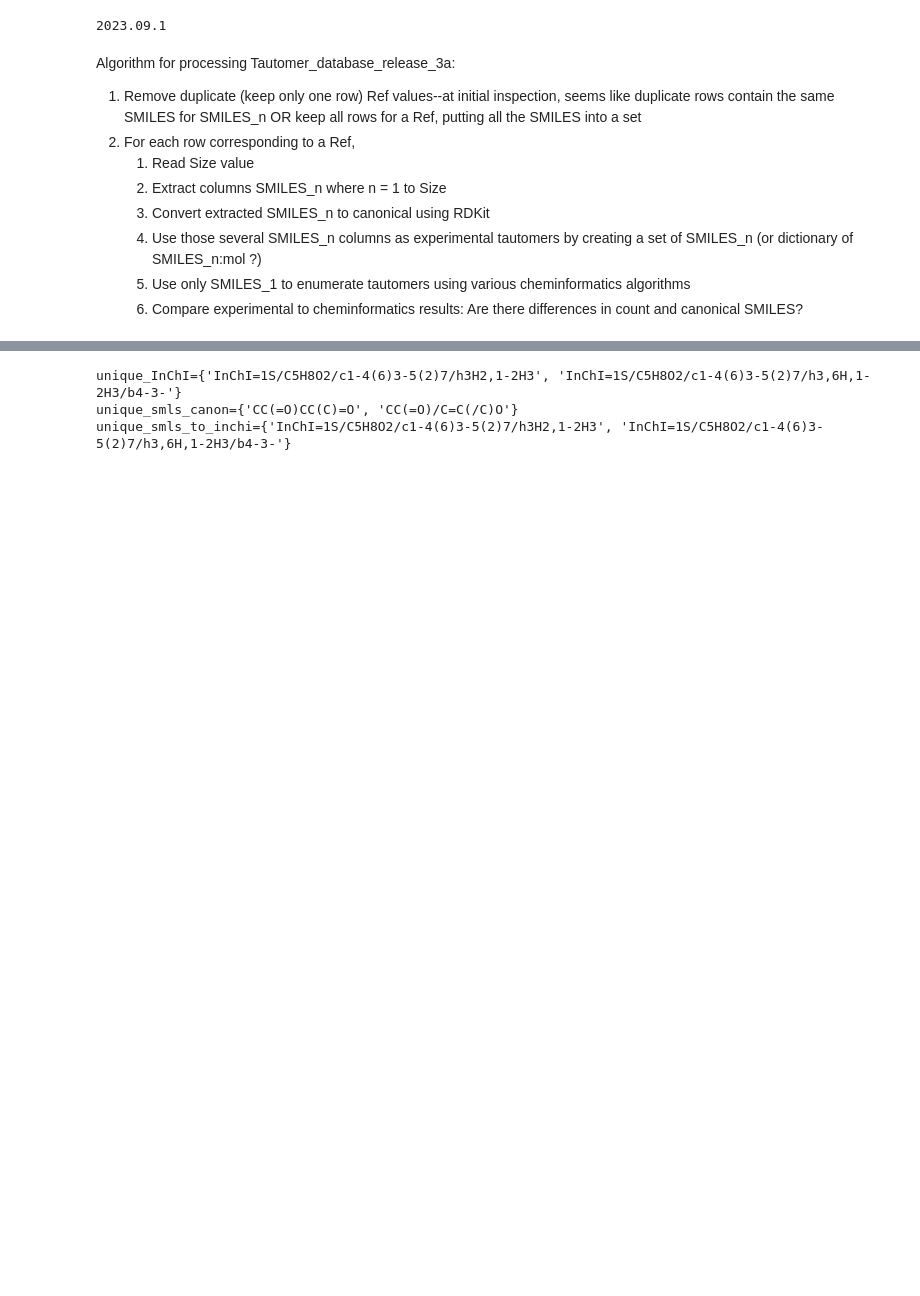
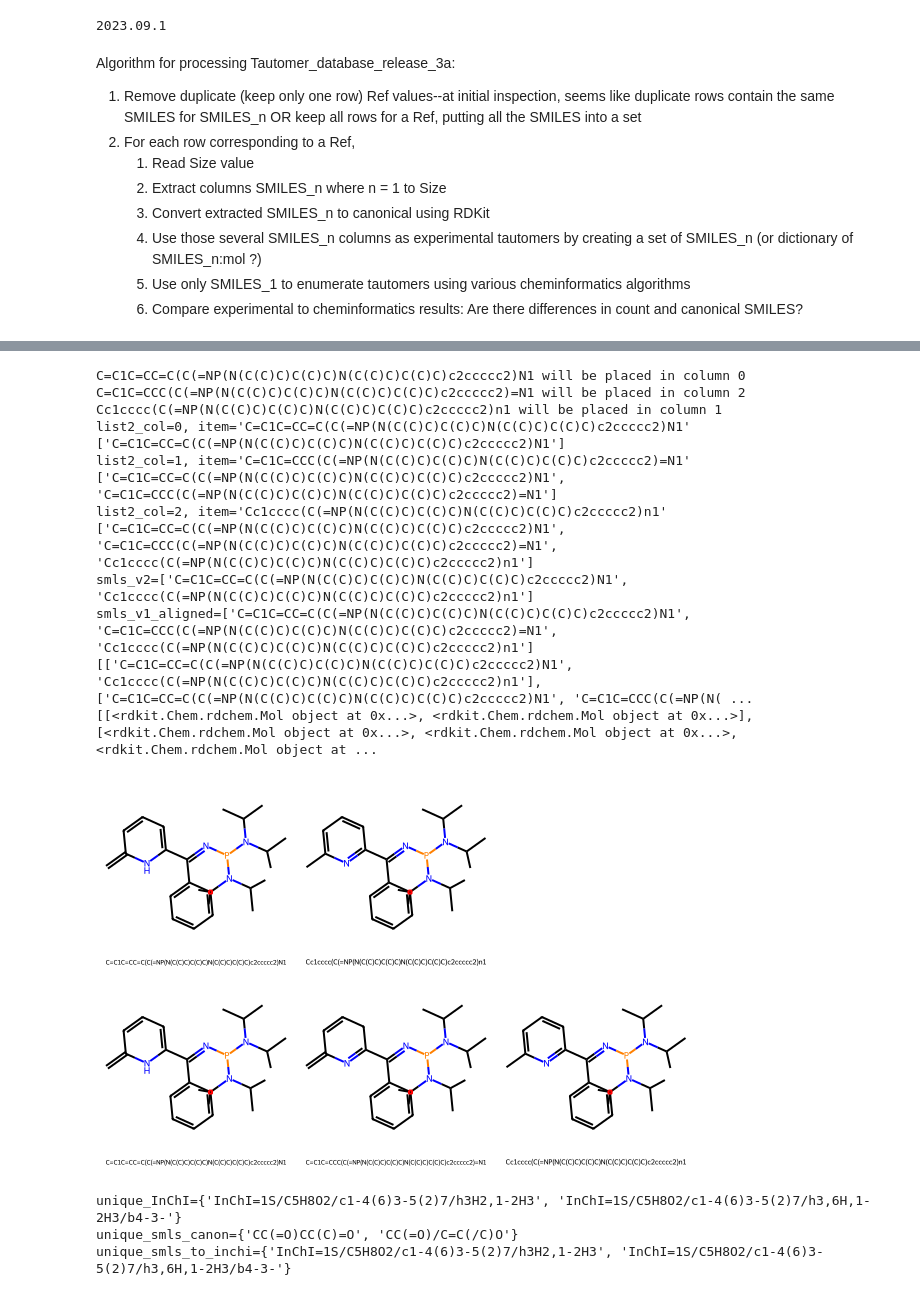
Before and after one commit to bertiewooster/bertiewooster.github.io, a Jupyter notebook: _notebooks/tautomer-algorithm-comparison.ipynb, the cells around one changed output, grey strips where cells are left out. Cells and saved outputs as stored; diff of their text form; code cells hidden in the pictures; blank space fills up the shorter version.

```diff
--- a/_notebooks/tautomer-algorithm-comparison.ipynb
+++ b/_notebooks/tautomer-algorithm-comparison.ipynb
@@ -197,0 +240,10 @@ shape: (3_465, 5)
+# %%
+# Check if sets of tautomers are the same for different algorithms
+df_melted = df_melted.with_columns(
+    [
+        pl.struct(["tautsTautomerEnumerator", "tautsGetV1TautomerEnumerator"]).
+        map_elements(lambda x: sets_are_equal(x["tautsTautomerEnumerator"], x["tautsGetV1TautomerEnumerator"]))
+        .alias("tauts_same"),
+    ]
+)
+df_melted
@@ -197,0 +270,12 @@ shape: (3_465, 5)
+# %%
+df_melted_different = df_melted.filter(pl.col("tauts_same") == False)
+
+df_melted_different = df_melted_different.with_columns(
+    [
+        pl.struct(["n_tautsTautomerEnumerator", "n_tautsGetV1TautomerEnumerator"]).
+        map_elements(lambda x: abs(x["n_tautsTautomerEnumerator"] - x["n_tautsGetV1TautomerEnumerator"]))
+        .alias("n_tauts_diff"),
+    ]
+)
+
+df_melted_different.sort("n_tauts_diff", descending=True)
@@ -197,0 +329,3 @@ shape: (3_465, 5)
+# %%
+df_melted_different_example = df_melted_different.filter(pl.col("Ref") == 1758)
+df_melted_different_example
@@ -198,3 +337,34 @@ shape: (3_465, 5)
+# %%
+smls_v2 = df_melted_different_example.select("tautsTautomerEnumerator").item().to_list()
+smls_v1 = df_melted_different_example.select("tautsGetV1TautomerEnumerator").item().to_list()
+smls_v1_aligned = align_lists(smls_v2, smls_v1)
+tauts_v2 = [Chem.MolFromSmiles(sml) for sml in smls_v2]
+tauts_v1_aligned = [Chem.MolFromSmiles(sml) for sml in smls_v1_aligned]
+
+print(f"{smls_v2=}")
+print(f"{smls_v1_aligned=}")
+
+smls_matrix = [smls_v2, smls_v1_aligned]
+tauts_matrix = [tauts_v2, tauts_v1_aligned]
+
+print(smls_matrix)
+print(tauts_matrix)
+Draw.MolsMatrixToGridImage(tauts_matrix, legendsMatrix=smls_matrix)
+# %% [output]
+C=C1C=CC=C(C(=NP(N(C(C)C)C(C)C)N(C(C)C)C(C)C)c2ccccc2)N1 will be placed in column 0
+C=C1C=CCC(C(=NP(N(C(C)C)C(C)C)N(C(C)C)C(C)C)c2ccccc2)=N1 will be placed in column 2
+Cc1cccc(C(=NP(N(C(C)C)C(C)C)N(C(C)C)C(C)C)c2ccccc2)n1 will be placed in column 1
+list2_col=0, item='C=C1C=CC=C(C(=NP(N(C(C)C)C(C)C)N(C(C)C)C(C)C)c2ccccc2)N1'
+['C=C1C=CC=C(C(=NP(N(C(C)C)C(C)C)N(C(C)C)C(C)C)c2ccccc2)N1']
+list2_col=1, item='C=C1C=CCC(C(=NP(N(C(C)C)C(C)C)N(C(C)C)C(C)C)c2ccccc2)=N1'
+['C=C1C=CC=C(C(=NP(N(C(C)C)C(C)C)N(C(C)C)C(C)C)c2ccccc2)N1', 'C=C1C=CCC(C(=NP(N(C(C)C)C(C)C)N(C(C)C)C(C)C)c2ccccc2)=N1']
+list2_col=2, item='Cc1cccc(C(=NP(N(C(C)C)C(C)C)N(C(C)C)C(C)C)c2ccccc2)n1'
+['C=C1C=CC=C(C(=NP(N(C(C)C)C(C)C)N(C(C)C)C(C)C)c2ccccc2)N1', 'C=C1C=CCC(C(=NP(N(C(C)C)C(C)C)N(C(C)C)C(C)C)c2ccccc2)=N1', 'Cc1cccc(C(=NP(N(C(C)C)C(C)C)N(C(C)C)C(C)C)c2ccccc2)n1']
+smls_v2=['C=C1C=CC=C(C(=NP(N(C(C)C)C(C)C)N(C(C)C)C(C)C)c2ccccc2)N1', 'Cc1cccc(C(=NP(N(C(C)C)C(C)C)N(C(C)C)C(C)C)c2ccccc2)n1']
+smls_v1_aligned=['C=C1C=CC=C(C(=NP(N(C(C)C)C(C)C)N(C(C)C)C(C)C)c2ccccc2)N1', 'C=C1C=CCC(C(=NP(N(C(C)C)C(C)C)N(C(C)C)C(C)C)c2ccccc2)=N1', 'Cc1cccc(C(=NP(N(C(C)C)C(C)C)N(C(C)C)C(C)C)c2ccccc2)n1']
+[['C=C1C=CC=C(C(=NP(N(C(C)C)C(C)C)N(C(C)C)C(C)C)c2ccccc2)N1', 'Cc1cccc(C(=NP(N(C(C)C)C(C)C)N(C(C)C)C(C)C)c2ccccc2)n1'], ['C=C1C=CC=C(C(=NP(N(C(C)C)C(C)C)N(C(C)C)C(C)C)c2ccccc2)N1', 'C=C1C=CCC(C(=NP(N( ...
+[[<rdkit.Chem.rdchem.Mol object at 0x...>, <rdkit.Chem.rdchem.Mol object at 0x...>], [<rdkit.Chem.rdchem.Mol object at 0x...>, <rdkit.Chem.rdchem.Mol object at 0x...>, <rdkit.Chem.rdchem.Mol object at ...
+[figure, added]
 # %%
 # Optional--Checking data quality
 df_1 = df.filter(pl.col("Ref")==1).select("Ref","Size",*numbered_columns[:4])
```
Also changed, not shown: parts of 10 cells of this notebook.
